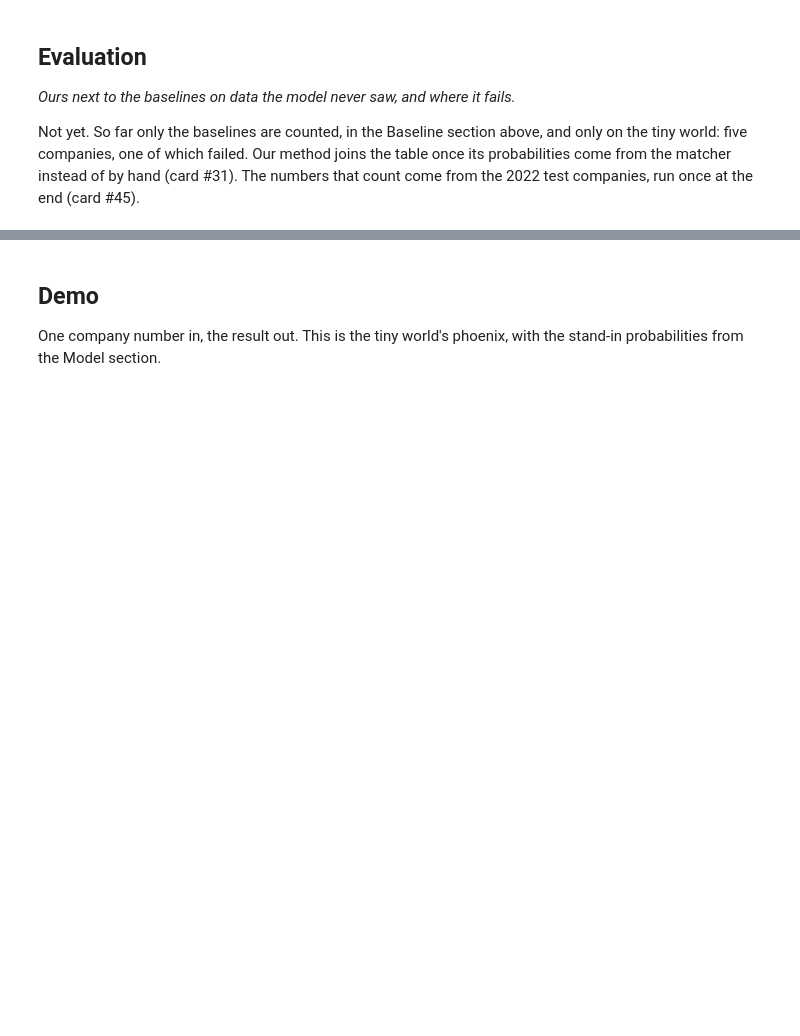
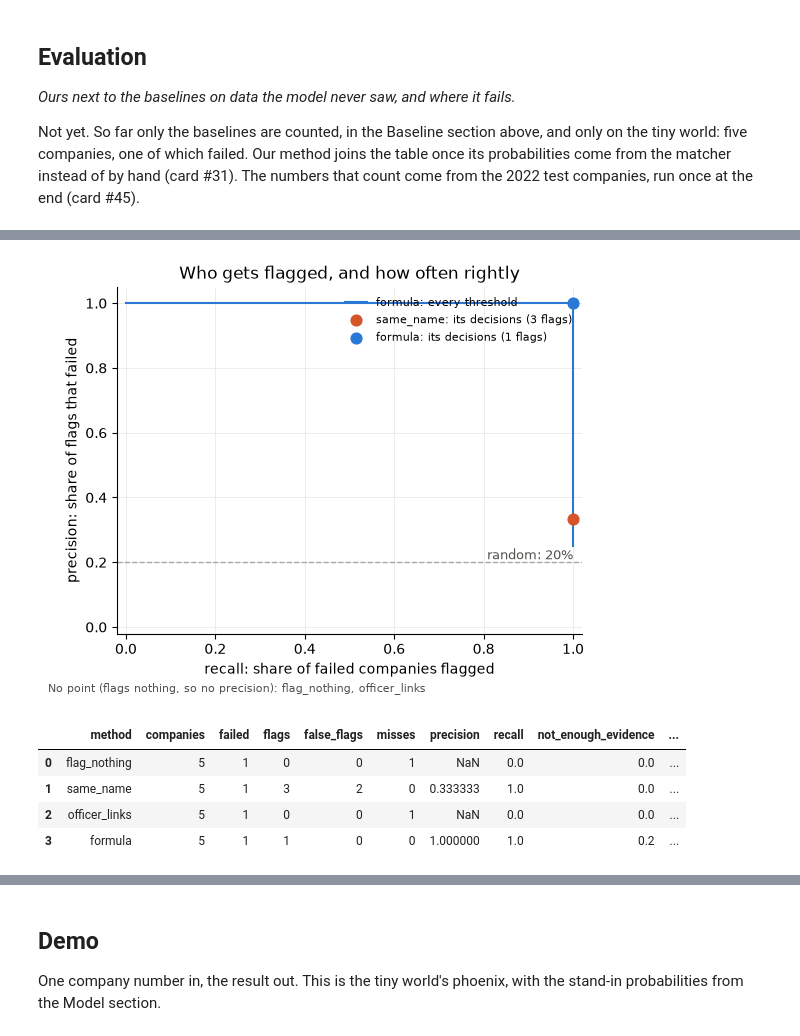
Before and after one commit to C-Nietzschmann/veritas-hackathon, a Jupyter notebook: notebooks/main.ipynb, the cells around one changed output, grey strips where cells are left out. Drawn from its saved outputs; the diff is of its cells as text; code cells hidden in the pictures; blank space fills up the shorter version.

Commit message:
Add the precision-recall, false-flag and calibration figures (#107, #108) (#173)
Co-authored-by: phantodevc <251043188+phantodevc@users.noreply.github.com>

```diff
--- a/notebooks/main.ipynb
+++ b/notebooks/main.ipynb
@@ -332,0 +336,15 @@ Not yet. So far only the baselines are counted, in the Baseline section above, a
+# %%
+# 107: precision against recall. Ours as a curve over every threshold of p_fail, each method's decisions as a point.
+from src import interface
+
+all_decisions = pd.concat([baseline_decisions, our_decisions], ignore_index=True)
+scores = evaluate.score_methods(all_decisions, labels)
+interface.display_png(interface.pr_figure(all_decisions, labels, scores))
+scores
+# %% [output]
+[figure, added]
+|  | method | companies | failed | flags | false_flags | misses | precision | recall | not_enough_evidence | ... |
+| 0 | flag_nothing | 5 | 1 | 0 | 0 | 1 | NaN | 0.0 | 0.0 | ... |
+| 1 | same_name | 5 | 1 | 3 | 2 | 0 | 0.333333 | 1.0 | 0.0 | ... |
+| 2 | officer_links | 5 | 1 | 0 | 0 | 1 | NaN | 0.0 | 0.0 | ... |
+| 3 | formula | 5 | 1 | 1 | 0 | 0 | 1.000000 | 1.0 | 0.2 | ... |
```
Also changed, not shown: parts of 6 cells of this notebook, 2 other files.
